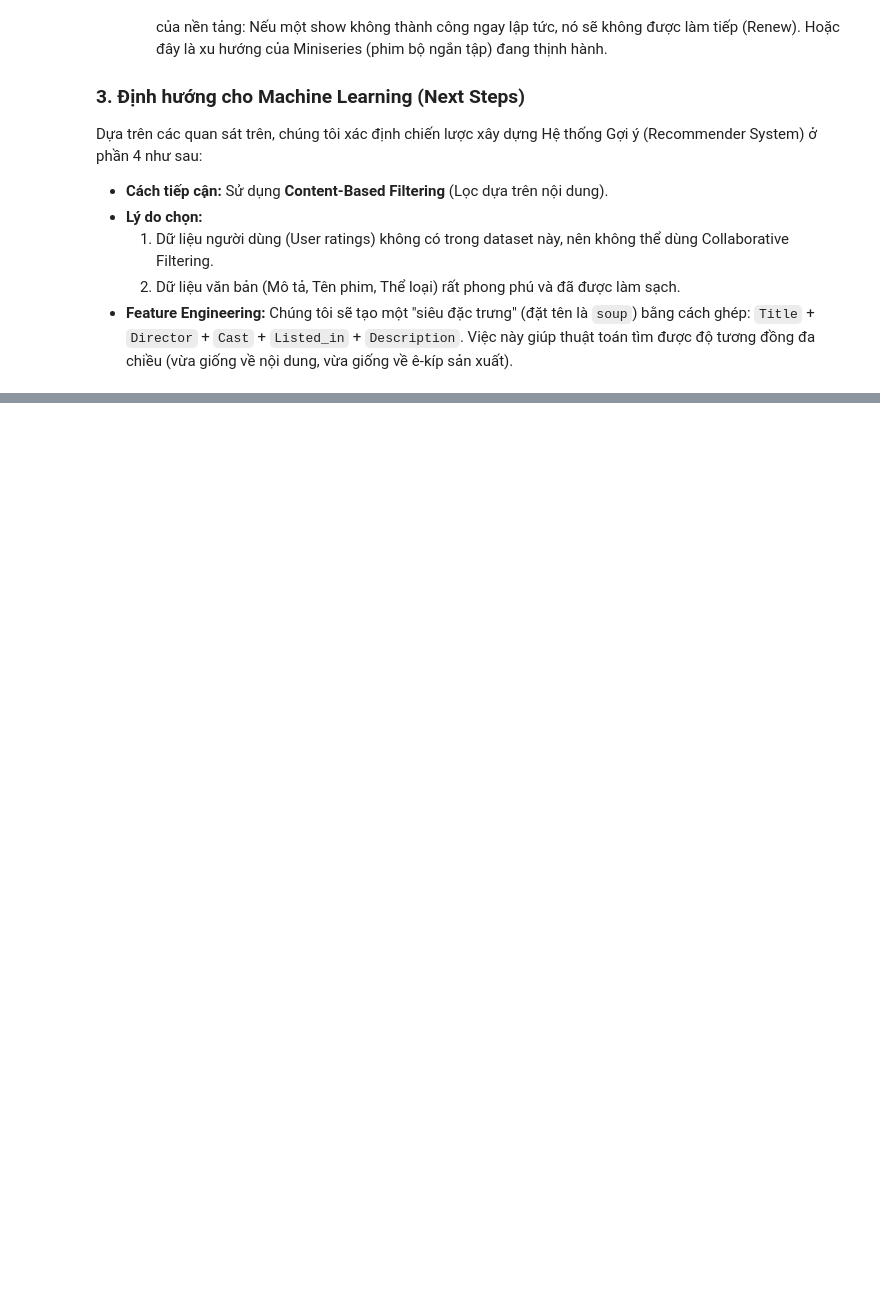
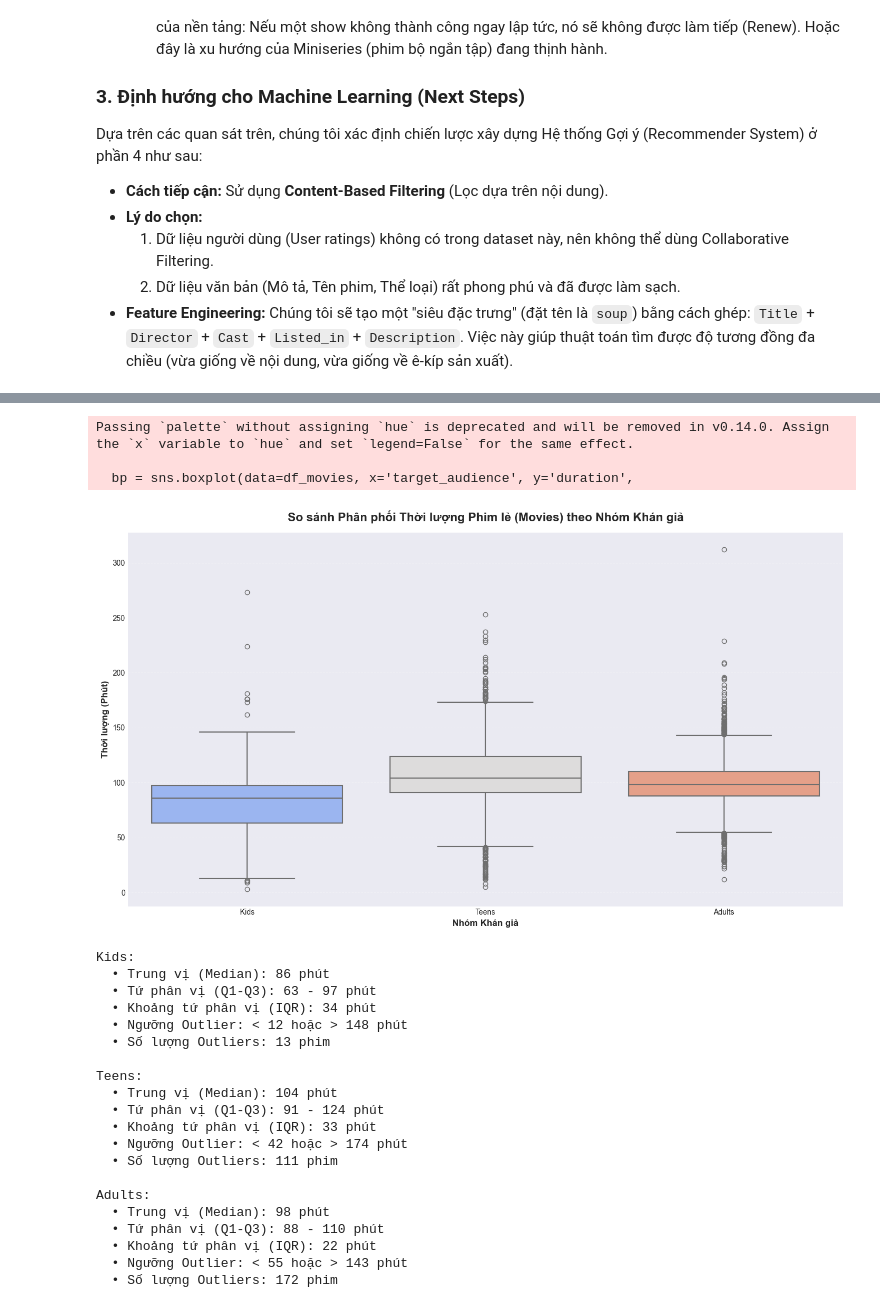
Before and after one commit to trungkienjjj/ds-netflix-analysis, a Jupyter notebook: final.ipynb, the cells around one changed output, grey strips where cells are left out. Drawn from its saved outputs; the diff is of its cells as text; code cells hidden in the pictures; blank space fills up the shorter version.

```diff
--- a/final.ipynb
+++ b/final.ipynb
@@ -1190,0 +1156,54 @@ Hoàn thành phân tích phân phối cho tất cả các cột số!
+# %%
+# Biểu đồ 2: So sánh thời lượng phim theo nhóm khán giả (với thông tin thống kê)
+df_movies = df[(df['type'] == 'Movie') & (df['target_audience'] != 'Unrated')].copy()
+
+fig, ax = plt.subplots(figsize=(14, 8))
+bp = sns.boxplot(data=df_movies, x='target_audience', y='duration',
+                 order=['Kids', 'Teens', 'Adults'], palette='coolwarm', ax=ax,
+                 linewidth=1.5)
+
+ax.set_title('So sánh Phân phối Thời lượng Phim lẻ (Movies) theo Nhóm Khán giả',
+             fontsize=16, fontweight='bold', pad=15)
+ax.set_ylabel('Thời lượng (Phút)', fontsize=12, fontweight='bold')
+ax.set_xlabel('Nhóm Khán giả', fontsize=12, fontweight='bold')
+ax.grid(axis='y', alpha=0.3, linestyle='--')
+audiences = ['Kids', 'Teens', 'Adults']
+for i, audience in enumerate(audiences):
+    data = df_movies[df_movies['target_audience'] == audience]['duration']
+    q1 = data.quantile(0.25)
+    median = data.median()
+    q3 = data.quantile(0.75)
+    iqr = q3 - q1
+    lower_whisker = q1 - 1.5 * iqr
+    upper_whisker = q3 + 1.5 * iqr
+
+    # Đếm số outliers
+    outliers = data[(data < lower_whisker) | (data > upper_whisker)]
+    n_outliers = len(outliers)
+plt.tight_layout()
+plt.show()
+# %% [output]
+Passing `palette` without assigning `hue` is deprecated and will be removed in v0.14.0. Assign the `x` variable to `hue` and set `legend=False` for the same effect.
+
+  bp = sns.boxplot(data=df_movies, x='target_audience', y='duration',
+[figure, added]
+Kids:
+  • Trung vị (Median): 86 phút
+  • Tứ phân vị (Q1-Q3): 63 - 97 phút
+  • Khoảng tứ phân vị (IQR): 34 phút
+  • Ngưỡng Outlier: < 12 hoặc > 148 phút
+  • Số lượng Outliers: 13 phim
+
+Teens:
+  • Trung vị (Median): 104 phút
+  • Tứ phân vị (Q1-Q3): 91 - 124 phút
+  • Khoảng tứ phân vị (IQR): 33 phút
+  • Ngưỡng Outlier: < 42 hoặc > 174 phút
+  • Số lượng Outliers: 111 phim
+
+Adults:
+  • Trung vị (Median): 98 phút
+  • Tứ phân vị (Q1-Q3): 88 - 110 phút
+  • Khoảng tứ phân vị (IQR): 22 phút
+  • Ngưỡng Outlier: < 55 hoặc > 143 phút
+  • Số lượng Outliers: 172 phim
```
Also changed, not shown: parts of 36 cells of this notebook.
